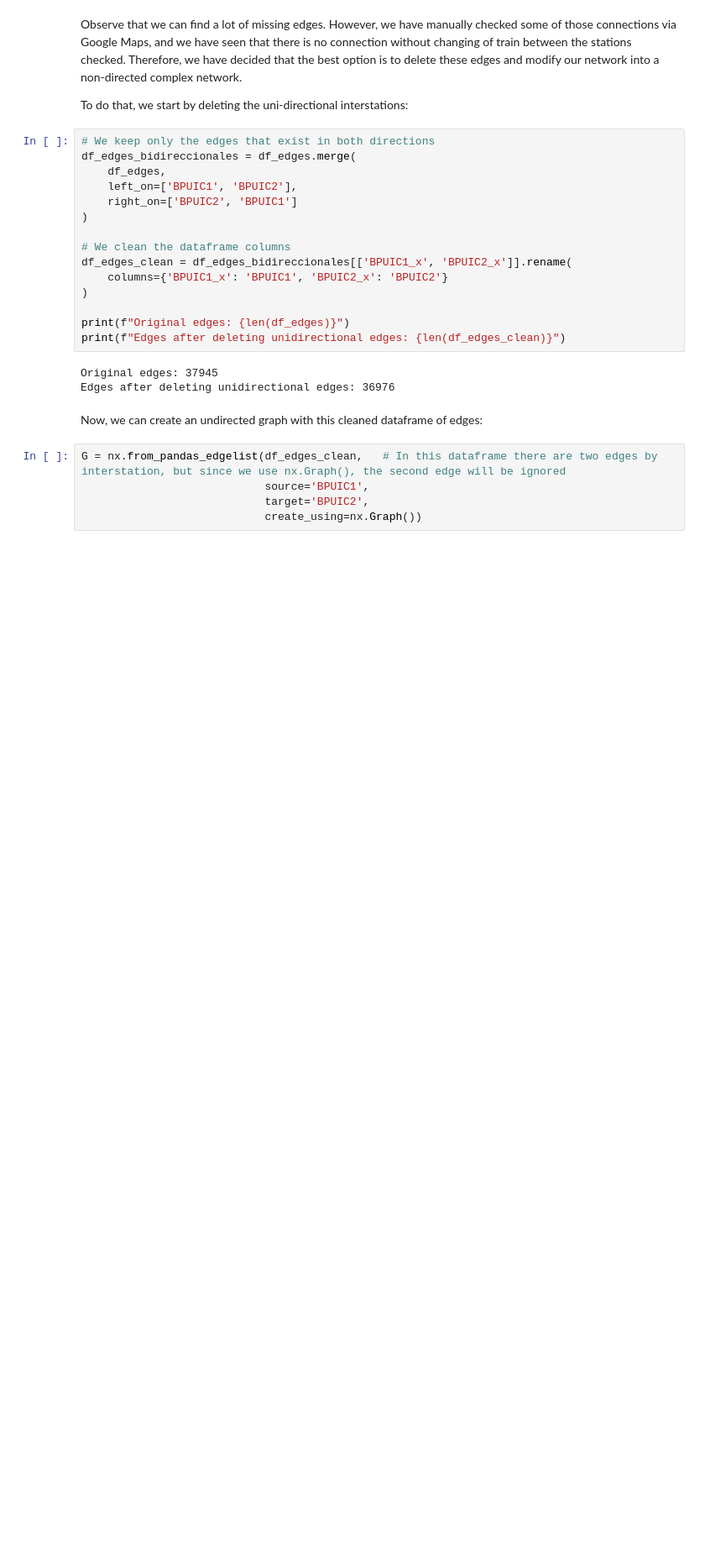
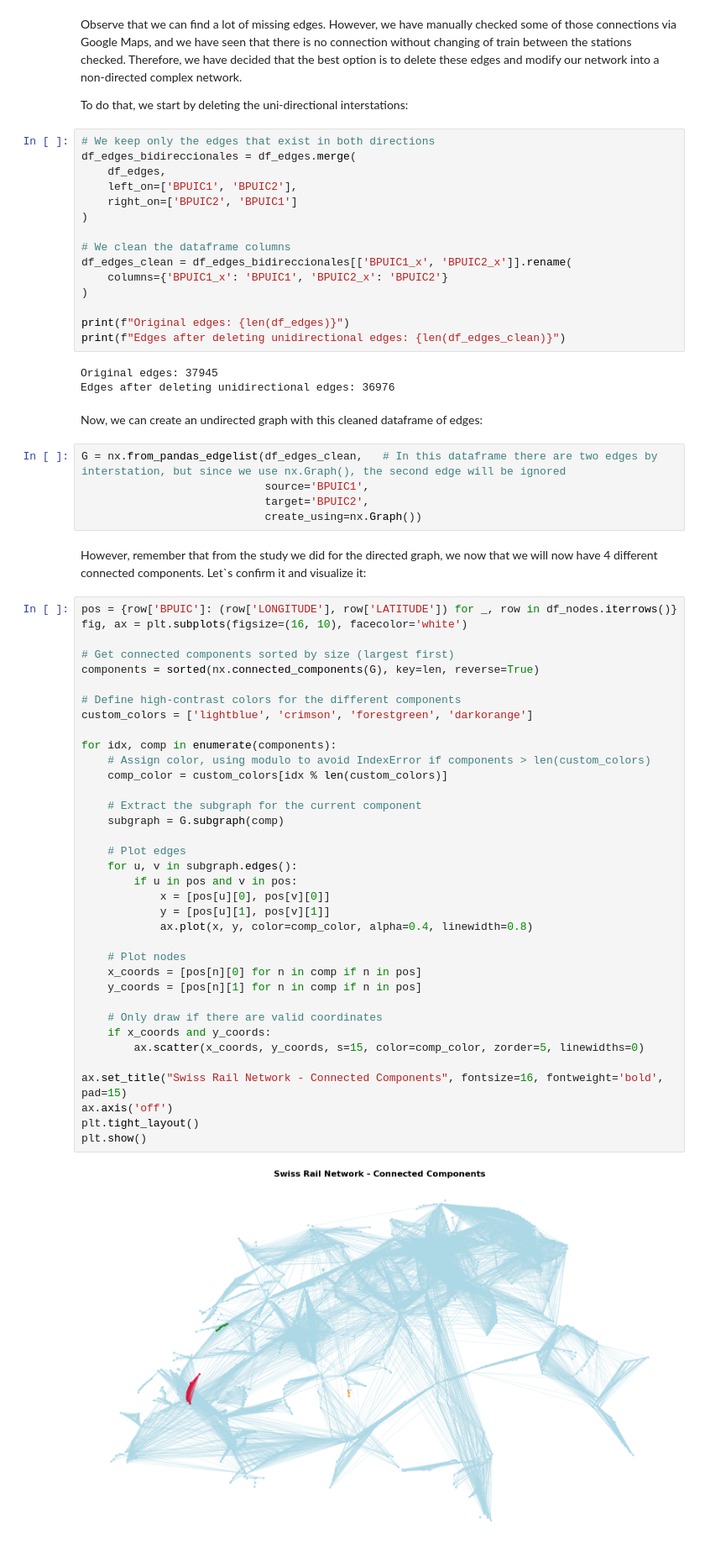
Before and after one commit to alvarosg285/swiss_railway_complex_network, a Jupyter notebook: main.ipynb, the cells around one changed output. Shown at 84% size. Cells and saved outputs as stored; diff of their text form; blank space fills up the shorter version.

```diff
--- a/main.ipynb
+++ b/main.ipynb
@@ -841,3 +841,43 @@ G = nx.from_pandas_edgelist(df_edges_clean,   # In this dataframe there are two
                             source='BPUIC1',
                             target='BPUIC2',
                             create_using=nx.Graph())
+# %% [markdown]
+However, remember that from the study we did for the directed graph, we now that we will now have 4 different connected components. Let`s confirm it and visualize it:
+# %%
+pos = {row['BPUIC']: (row['LONGITUDE'], row['LATITUDE']) for _, row in df_nodes.iterrows()}
+fig, ax = plt.subplots(figsize=(16, 10), facecolor='white')
+
+# Get connected components sorted by size (largest first)
+components = sorted(nx.connected_components(G), key=len, reverse=True)
+
+# Define high-contrast colors for the different components
+custom_colors = ['lightblue', 'crimson', 'forestgreen', 'darkorange']
+
+for idx, comp in enumerate(components):
+    # Assign color, using modulo to avoid IndexError if components > len(custom_colors)
+    comp_color = custom_colors[idx % len(custom_colors)]
+
+    # Extract the subgraph for the current component
+    subgraph = G.subgraph(comp)
+
+    # Plot edges
+    for u, v in subgraph.edges():
+        if u in pos and v in pos:
+            x = [pos[u][0], pos[v][0]]
+            y = [pos[u][1], pos[v][1]]
+            ax.plot(x, y, color=comp_color, alpha=0.4, linewidth=0.8)
+
+    # Plot nodes
+    x_coords = [pos[n][0] for n in comp if n in pos]
+    y_coords = [pos[n][1] for n in comp if n in pos]
+
+    # Only draw if there are valid coordinates
+    if x_coords and y_coords:
+        ax.scatter(x_coords, y_coords, s=15, color=comp_color, zorder=5, linewidths=0)
+
+ax.set_title("Swiss Rail Network - Connected Components", fontsize=16, fontweight='bold', pad=15)
+ax.axis('off')
+plt.tight_layout()
+plt.show()
+# %% [output]
+[figure, added]
```
Also changed, not shown: parts of 3 cells of this notebook.
